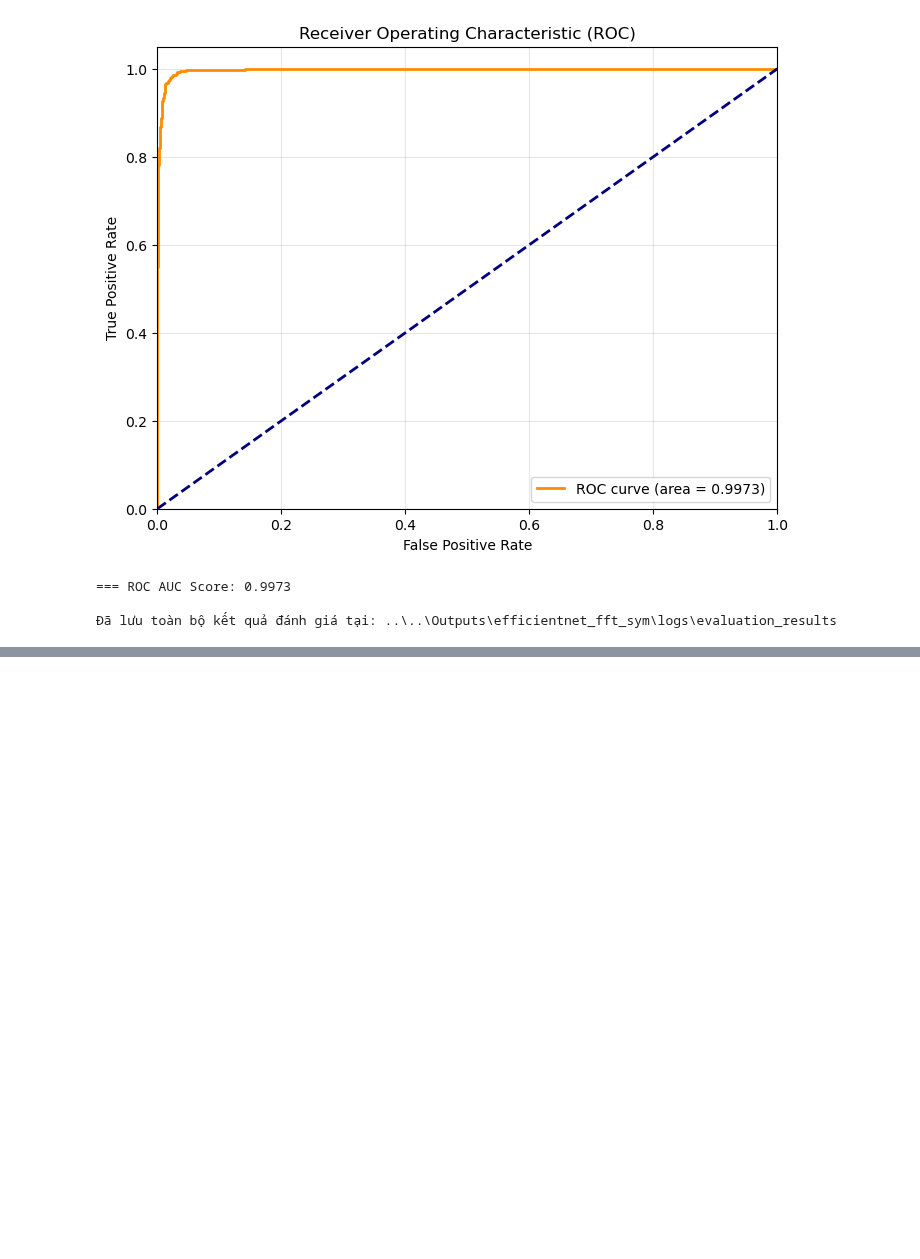
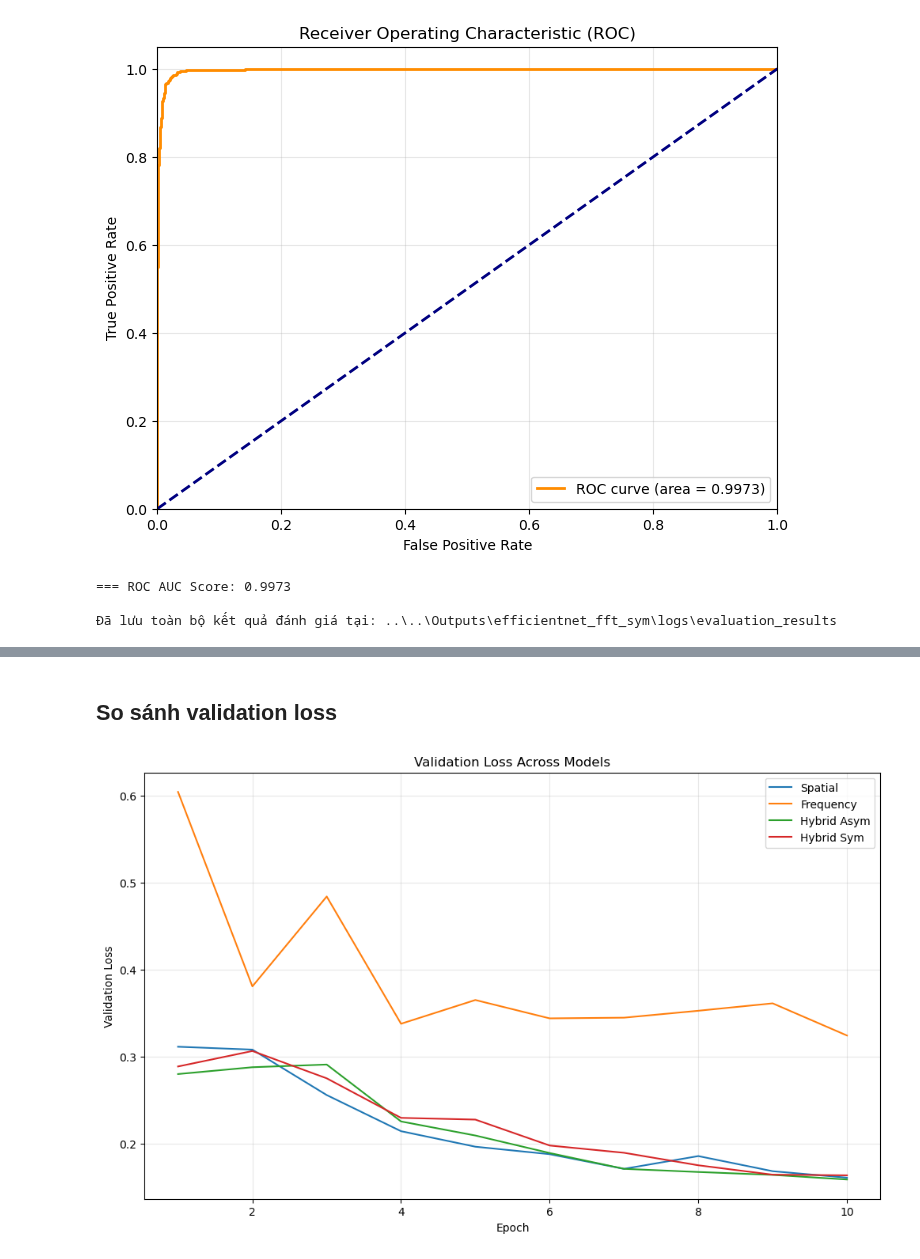
Before and after one commit to hugo-tng/deepfake-image-detector, a Jupyter notebook: notebooks/02_TrainingModel.ipynb, the cells around one changed output, grey strips where cells are left out. Drawn from its saved outputs; the diff is of its cells as text; code cells hidden in the pictures; blank space fills up the shorter version.

Commit message:
add compare model plot

```diff
--- a/notebooks/02_TrainingModel.ipynb
+++ b/notebooks/02_TrainingModel.ipynb
@@ -952 +953,78 @@ plot_test_metrics_bar(
 [figure]
+# %% [markdown]
+## So sánh validation loss
+# %%
+def load_val_loss(loss_file):
+    """
+    loss_file: path to json file
+
+    Expected json format:
+    {
+        "val_loss": [float, float, ...]
+    }
+    """
+    with open(loss_file, "r") as f:
+        data = json.load(f)
+
+    if "val_loss" not in data:
+        raise KeyError(f"'val_loss' not found in {loss_file}")
+
+    return data["val_loss"]
+
+
+def plot_validation_losses(
+    loss_sources,
+    title="Validation Loss Comparison",
+    save_path=None,
+    show=True
+):
+    """
+    loss_sources: dict
+        {
+            "Spatial": path_to_loss_json,
+            "Frequency": path_to_loss_json,
+            "Hybrid Asym": path_to_loss_json,
+            "Hybrid Sym": path_to_loss_json
+        }
+    """
+
+    plt.figure(figsize=(12, 7))
+
+    for model_name, loss_path in loss_sources.items():
+        val_loss = load_val_loss(loss_path)
+        epochs = range(1, len(val_loss) + 1)
+
+        plt.plot(
+            epochs,
+            val_loss,
+            label=model_name
+        )
+
+    plt.xlabel("Epoch")
+    plt.ylabel("Validation Loss")
+    plt.title(title)
+    plt.legend()
+    plt.grid(alpha=0.3)
+
+    if save_path:
+        Path(save_path).parent.mkdir(parents=True, exist_ok=True)
+        plt.savefig(save_path, dpi=150)
+        print(f"📉 Saved validation loss plot to: {save_path}")
+
+    if show:
+        plt.show()
+
+    plt.close()
+
+plot_validation_losses(
+    {
+        "Spatial": Path(spatial_cfg.LOG_DIR) / "training_history.json",
+        "Frequency": Path(freq_cfg.LOG_DIR) / "training_history.json",
+        "Hybrid Asym": Path(hybrid_asym_cfg.LOG_DIR) / "training_history.json",
+        "Hybrid Sym": Path(hybrid_sym_cfg.LOG_DIR) / "training_history.json"
+    },
+    title="Validation Loss Across Models",
+    save_path=None
+)
+# %% [output]
+[figure, added]
```
Also changed, not shown: parts of 4 cells of this notebook, 3 other files.
